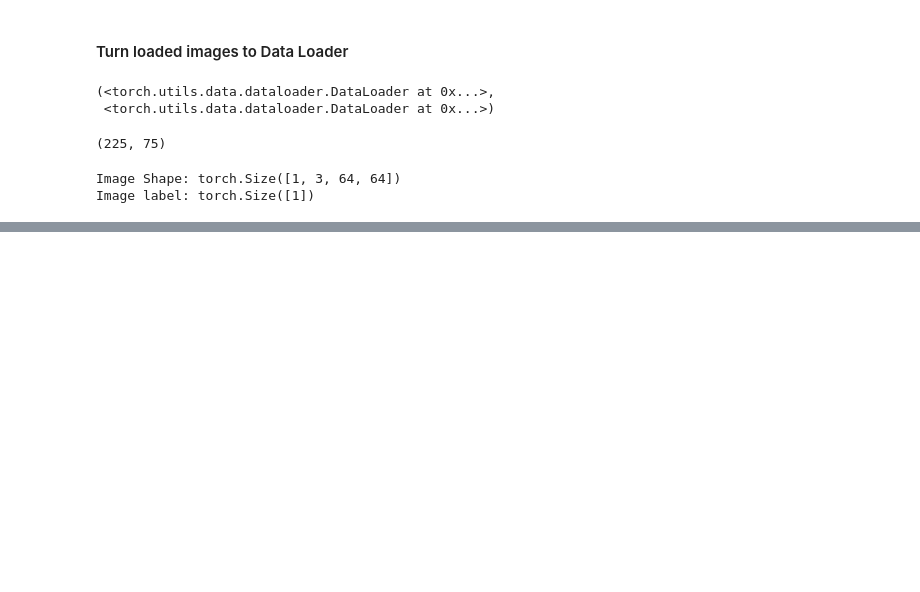
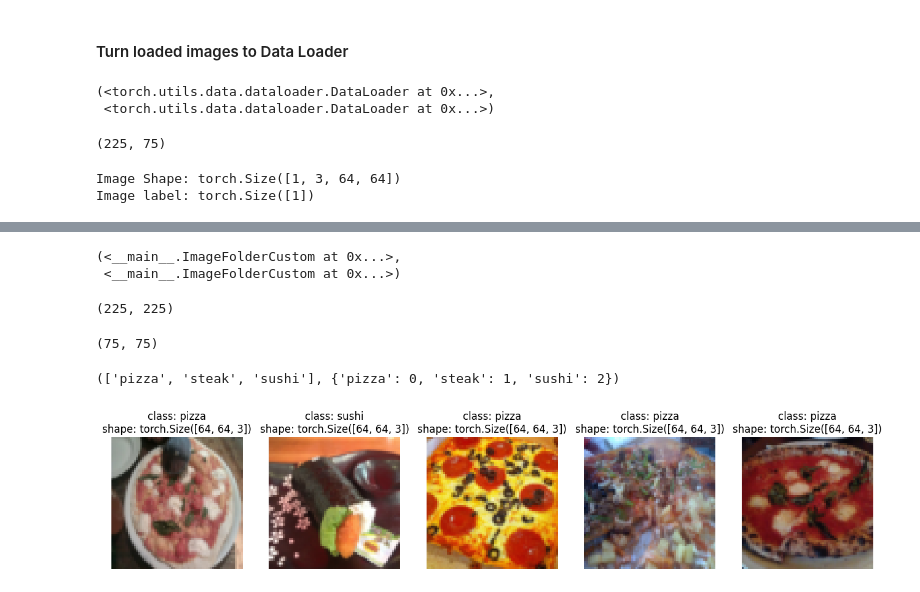
Before and after one commit to HarshEkbote/PyTorch-Basics, a Jupyter notebook: 05_ModelforCustomData.ipynb, the cells around one changed output, grey strips where cells are left out. Cells and saved outputs as stored; diff of their text form; code cells hidden in the pictures; blank space fills up the shorter version.

Commit message:
Added Custom ImageFolder Class

```diff
--- a/05_ModelforCustomData.ipynb
+++ b/05_ModelforCustomData.ipynb
@@ -323,0 +447,17 @@ Image label: torch.Size([1])
+# %%
+train_data_custom,test_data_custom
+# %% [output]
+(<__main__.ImageFolderCustom at 0x...>,
+ <__main__.ImageFolderCustom at 0x...>)
+# %%
+len(train_data),len(train_data_custom)
+# %% [output]
+(225, 225)
+# %%
+len(test_data),len(test_data_custom)
+# %% [output]
+(75, 75)
+# %%
+train_data_custom.classes,train_data_custom.classes_to_idx
+# %% [output]
+(['pizza', 'steak', 'sushi'], {'pizza': 0, 'steak': 1, 'sushi': 2})
@@ -323,0 +504,8 @@ Image label: torch.Size([1])
+# %%
+# Display random images from ImageFolder created Dataset
+display_random_images(train_data,
+                      n=5,
+                      classes=class_names,
+                      seed=None)
+# %% [output]
+[figure, added]
```
Also changed, not shown: parts of 13 cells of this notebook.
